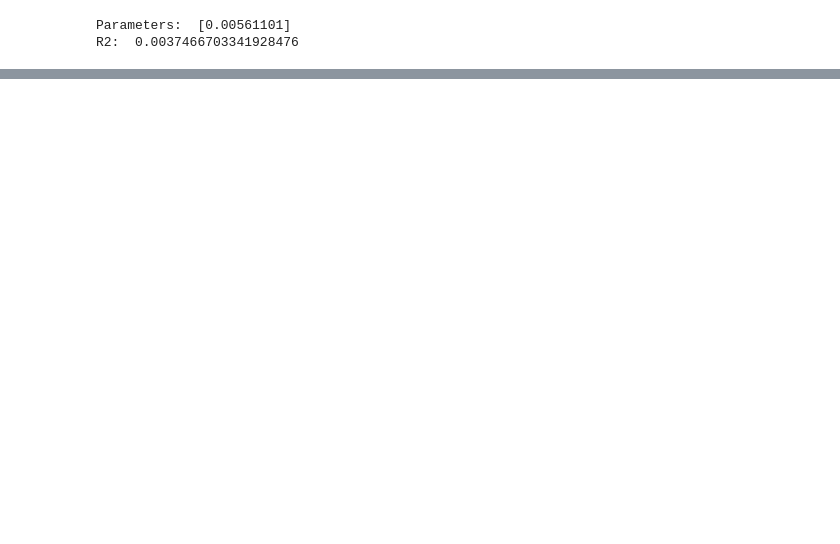
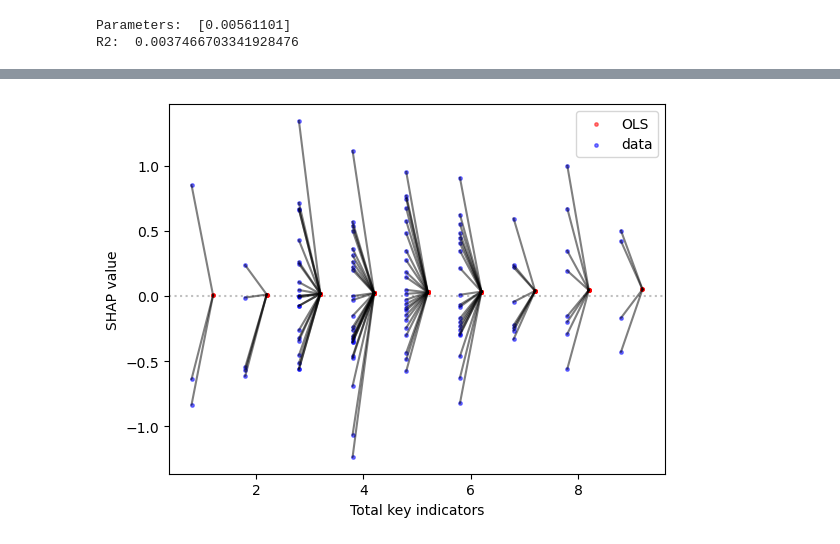
Before and after one commit to samuel-book/thrombolysis_organisational_factors, a Jupyter notebook: data_prep/4b_statsmodels.ipynb, the cells around one changed output, grey strips where cells are left out. Cells and saved outputs as stored; diff of their text form; code cells hidden in the pictures; blank space fills up the shorter version.

```diff
--- a/data_prep/4b_statsmodels.ipynb
+++ b/data_prep/4b_statsmodels.ipynb
@@ -111,0 +134,26 @@ plt.show()
+# %%
+y = df['shap_mean'].values
+# %%
+fig, ax = plt.subplots()
+
+x_offset = 0.2
+
+ax.scatter(df['ki_total'].values + x_offset, results.fittedvalues, label="OLS", s=6, color='r', alpha=0.5)
+ax.scatter(df['ki_total'].values - x_offset, y, label="data", s=6, color='b', alpha=0.5)
+
+ax.plot(
+    np.array([df['ki_total'].values - x_offset, df['ki_total'].values + x_offset]),
+    np.array([y, results.fittedvalues]),
+    color='k', alpha=0.5, zorder=1
+)
+
+ax.axhline(0.0, color='silver', zorder=0, linestyle=':')
+
+ax.set_xlabel('Total key indicators')
+ax.set_ylabel('SHAP value')
+
+ax.legend()
+
+plt.show()
+# %% [output]
+[figure, added]
```
Also changed, not shown: parts of 9 cells of this notebook.
